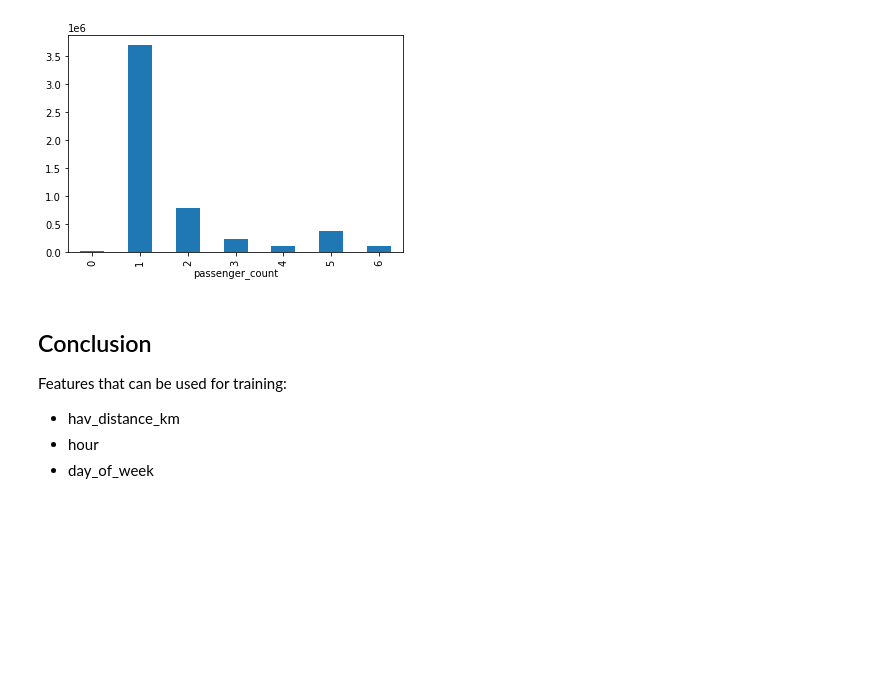
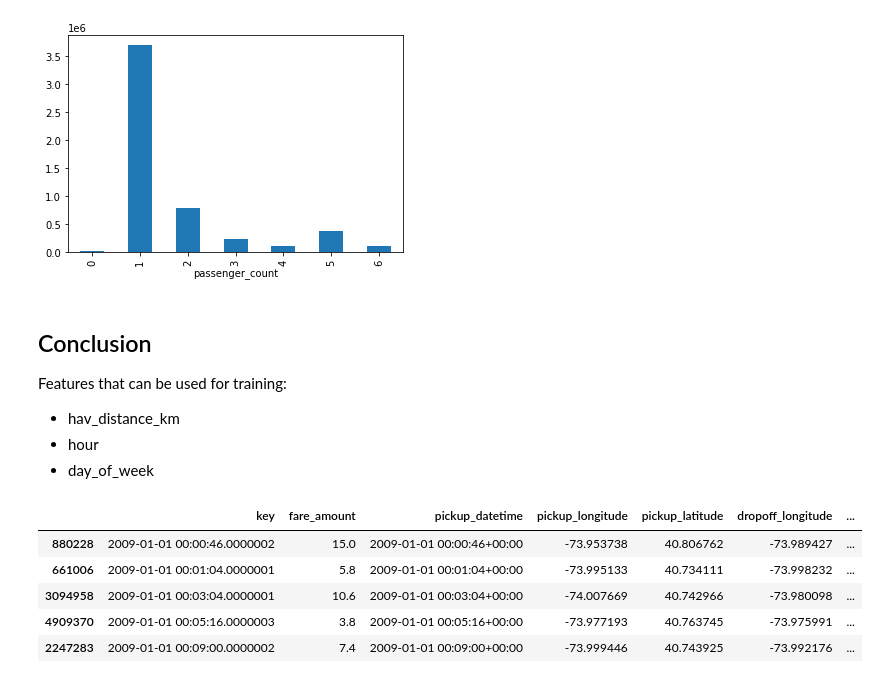
Before and after one commit to lecardozo/nyctf, a Jupyter notebook: notebooks/exploration.ipynb, the cells around one changed output. Saved outputs shown, nothing was run; the diff lists cells and outputs as text; code cells hidden in the pictures; blank space fills up the shorter version.

```diff
--- a/notebooks/exploration.ipynb
+++ b/notebooks/exploration.ipynb
@@ -87,25 +91,3 @@ df = df[~invalid_passenger_count]
 One of the most relevant features for predicting taxi fare ammounts must the distance between the pickup and dropoff spots. As you imagine, there are plenty of ways to calculate this distance. We could just take the euclidean distance, which is a good approximation for small distances but fails on larger distances, because it does not consider Earths roundness (~though some flatearthers may not agree with us~). For this, a better approximation is using **haversine** distance, which is a much better approximation for the real distance.
 
 Now, both the euclidean and haversine distances are measuring only the straight (or almost straight) line between this two spots. A taxi driver, unfortunately cannot do it. So, the best approximation we could have is calculating the distance given the shortest possible street route.
-# %%
-import numpy as np
-
-def haversine_distance(lon1, lat1, lon2, lat2):
-    """
-    Calculate the great circle distance between two points
-    on the earth (specified in decimal degrees)
-
-    All args must be of equal length.
-
-    Taken from: https://stackoverflow.com/questions/29545704/fast-haversine-approximation-python-pandas
-    """
-    lon1, lat1, lon2, lat2 = map(np.radians, [lon1, lat1, lon2, lat2])
-
-    dlon = lon2 - lon1
-    dlat = lat2 - lat1
-
-    a = np.sin(dlat/2.0)**2 + np.cos(lat1) * np.cos(lat2) * np.sin(dlon/2.0)**2
-
-    c = 2 * np.arcsin(np.sqrt(a))
-    km = 6367 * c
-    return km
@@ -193,3 +177,12 @@ Features that can be used for training:
 - hav_distance_km
 - hour
 - day_of_week
+# %%
+df.head()
+# %% [output]
+|  | key | fare_amount | pickup_datetime | pickup_longitude | pickup_latitude | dropoff_longitude | ... |
+| 880228 | 2009-01-01 00:00:46.0000002 | 15.0 | 2009-01-01 00:00:46+00:00 | -73.953738 | 40.806762 | -73.989427 | ... |
+| 661006 | 2009-01-01 00:01:04.0000001 | 5.8 | 2009-01-01 00:01:04+00:00 | -73.995133 | 40.734111 | -73.998232 | ... |
+| 3094958 | 2009-01-01 00:03:04.0000001 | 10.6 | 2009-01-01 00:03:04+00:00 | -74.007669 | 40.742966 | -73.980098 | ... |
+| 4909370 | 2009-01-01 00:05:16.0000003 | 3.8 | 2009-01-01 00:05:16+00:00 | -73.977193 | 40.763745 | -73.975991 | ... |
+| 2247283 | 2009-01-01 00:09:00.0000002 | 7.4 | 2009-01-01 00:09:00+00:00 | -73.999446 | 40.743925 | -73.992176 | ... |
```
Also changed, not shown: parts of 2 cells of this notebook.
